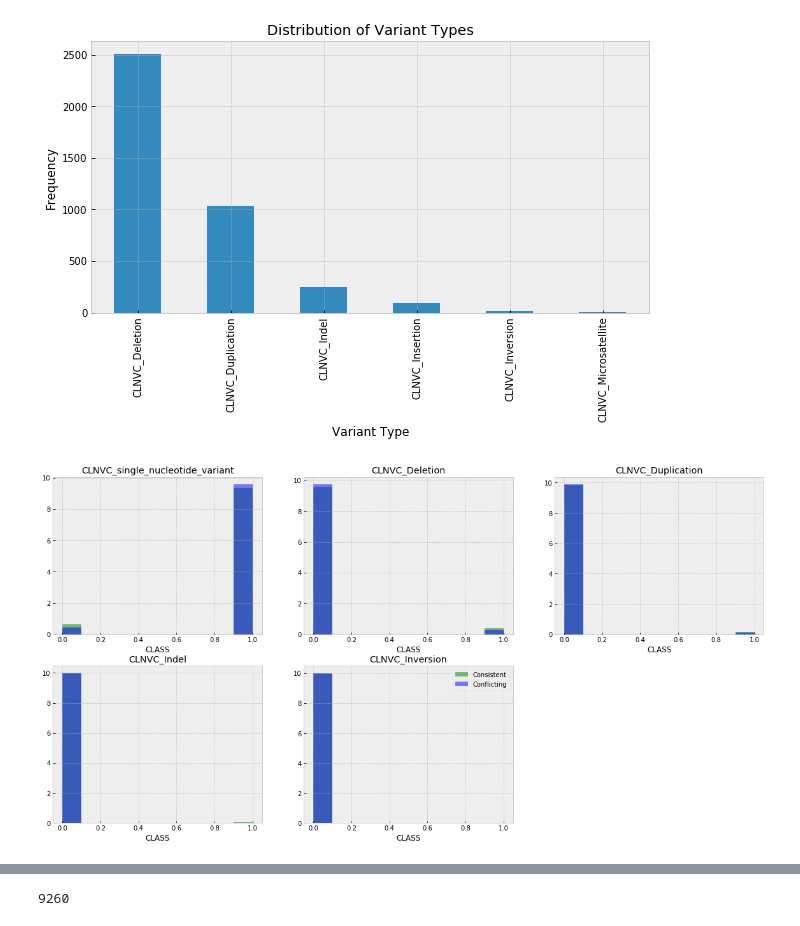
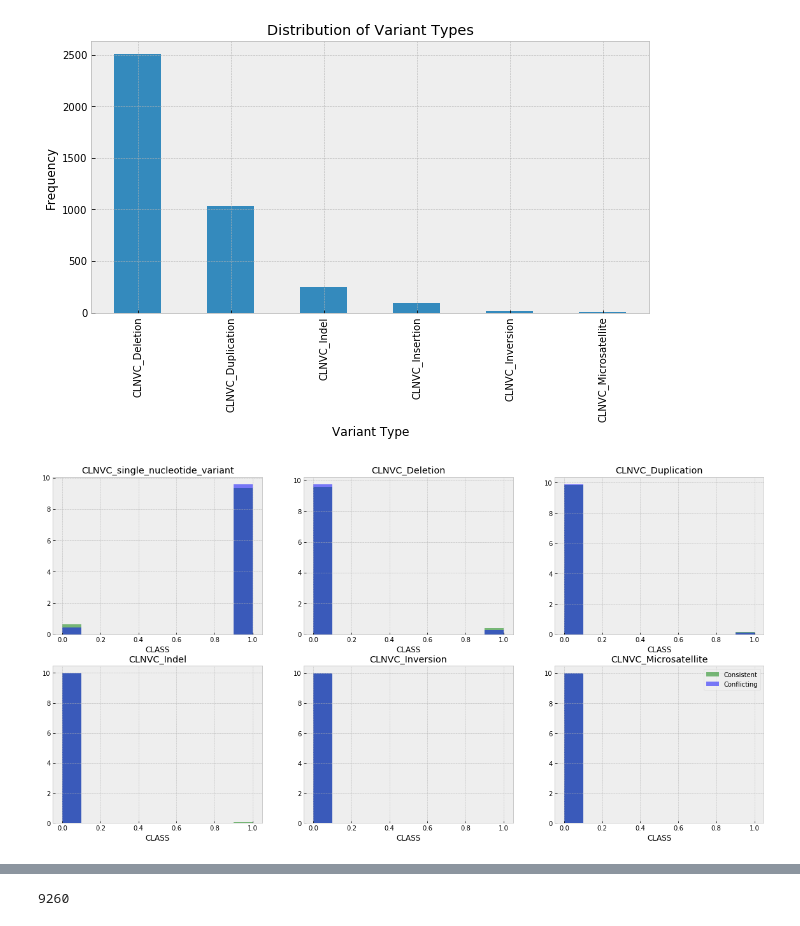
Before and after one commit to gksullan/Springboard_Capstone_1, a Jupyter notebook: exploratory_data_analysis.ipynb, the cells around one changed output, grey strips where cells are left out. Cells and saved outputs as stored; diff of their text form; code cells hidden in the pictures.

```diff
--- a/exploratory_data_analysis.ipynb
+++ b/exploratory_data_analysis.ipynb
@@ -330,6 +330,8 @@ x6 = df_cleaned.loc[df_cleaned.CLASS==0, 'CLNVC_Indel']
 x7 = df_cleaned.loc[df_cleaned.CLASS==1, 'CLNVC_Indel']
 x8 = df_cleaned.loc[df_cleaned.CLASS==0, 'CLNVC_Inversion']
 x9 = df_cleaned.loc[df_cleaned.CLASS==1, 'CLNVC_Inversion']
+x10 = df_cleaned.loc[df_cleaned.CLASS==0, 'CLNVC_Microsatellite']
+x11 = df_cleaned.loc[df_cleaned.CLASS==1, 'CLNVC_Microsatellite']
 
 plt.figure(figsize=(20,10))
 
@@ -338,34 +340,40 @@ plt.hist(x0, alpha=0.5, color='green', density=True, stacked=True, label='Consis
 plt.hist(x1, alpha=0.5, color='blue', density=True, stacked=True, label='Conflicting')
 plt.xlabel('CLASS')
 plt.title('CLNVC_single_nucleotide_variant')
 
 plt.subplot(2,3,2)
 plt.hist(x2, alpha=0.5, color='green', density=True, stacked=True, label='Consistent')
 plt.hist(x3, alpha=0.5, color='blue', density=True, stacked=True, label='Conflicting')
 plt.xlabel('CLASS')
 plt.title('CLNVC_Deletion')
 
 plt.subplot(2,3,3)
 plt.hist(x4, alpha=0.5, color='green', density=True, stacked=True, label='Consistent')
 plt.hist(x5, alpha=0.5, color='blue', density=True, stacked=True, label='Conflicting')
 plt.xlabel('CLASS')
 plt.title('CLNVC_Duplication')
 
 plt.subplot(2,3,4)
 plt.hist(x6, alpha=0.5, color='green', density=True, stacked=True, label='Consistent')
 plt.hist(x7, alpha=0.5, color='blue', density=True, stacked=True, label='Conflicting')
 plt.xlabel('CLASS')
 plt.title('CLNVC_Indel')
 
 plt.subplot(2,3,5)
 plt.hist(x8, alpha=0.5, color='green', density=True, stacked=True, label='Consistent')
 plt.hist(x9, alpha=0.5, color='blue', density=True, stacked=True, label='Conflicting')
 plt.xlabel('CLASS')
 plt.title('CLNVC_Inversion')
 
+plt.subplot(2,3,6)
+plt.hist(x10, alpha=0.5, color='green', density=True, stacked=True, label='Consistent')
+plt.hist(x11, alpha=0.5, color='blue', density=True, stacked=True, label='Conflicting')
+plt.xlabel('CLASS')
+plt.title('CLNVC_Microsatellite')
+
 plt.legend();
 # %% [output]
-[figure, old version]
+[figure, new version]
 # %%
 # How many unique variant consequences are there?
 print(df_cleaned.Consequence.unique())
```
Also changed, not shown: 2 other files.
